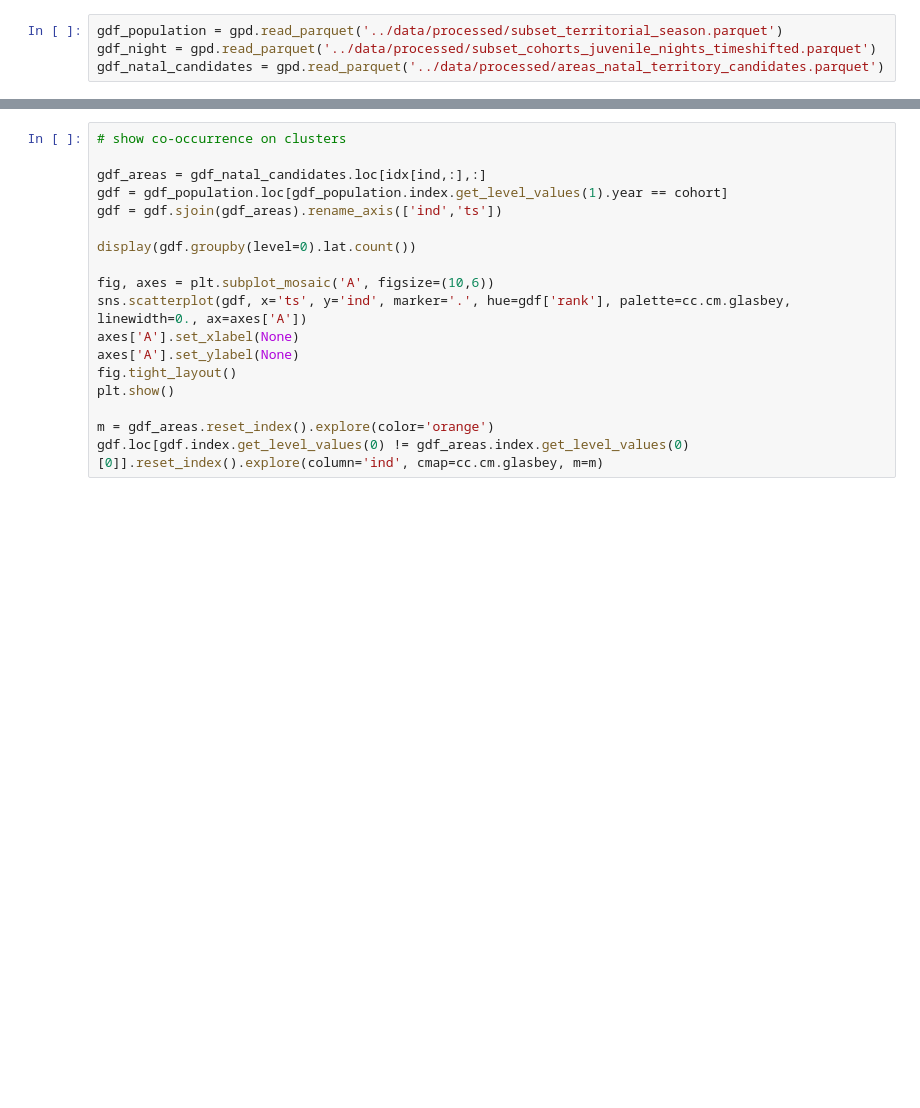
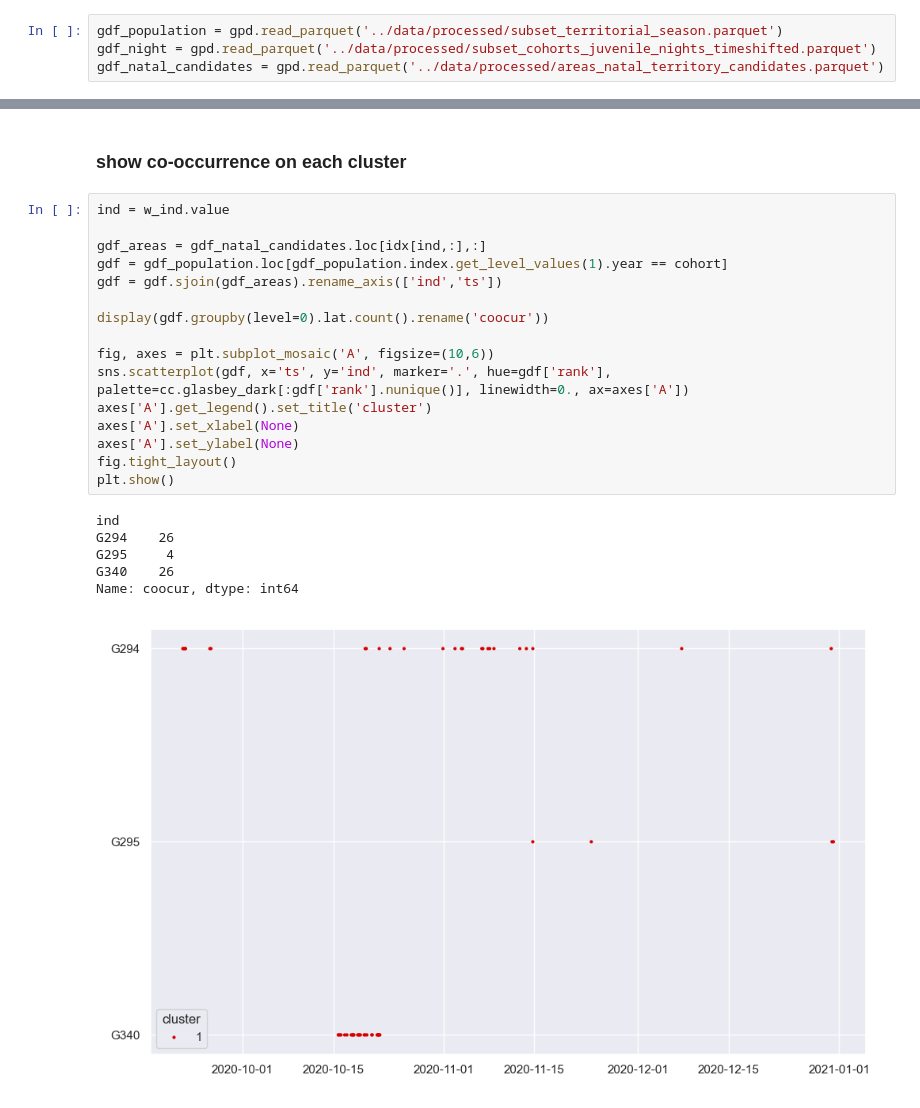
Before and after one commit to cgg-dev/corvus_corone_paris, a Jupyter notebook: notebooks/001_natal_territories.ipynb, the cells around one changed output, grey strips where cells are left out. Drawn from its saved outputs; the diff is of its cells as text; blank space fills up the shorter version.

```diff
--- a/notebooks/001_natal_territories.ipynb
+++ b/notebooks/001_natal_territories.ipynb
@@ -56,18 +120,25 @@ _expl(gdf, m=m)
+# %% [markdown]
+### show co-occurrence on each cluster
 # %%
-# show co-occurrence on clusters
+ind = w_ind.value
 
 gdf_areas = gdf_natal_candidates.loc[idx[ind,:],:]
 gdf = gdf_population.loc[gdf_population.index.get_level_values(1).year == cohort]
 gdf = gdf.sjoin(gdf_areas).rename_axis(['ind','ts'])
 
-display(gdf.groupby(level=0).lat.count())
+display(gdf.groupby(level=0).lat.count().rename('coocur'))
 
 fig, axes = plt.subplot_mosaic('A', figsize=(10,6))
-sns.scatterplot(gdf, x='ts', y='ind', marker='.', hue=gdf['rank'], palette=cc.cm.glasbey, linewidth=0., ax=axes['A'])
+sns.scatterplot(gdf, x='ts', y='ind', marker='.', hue=gdf['rank'], palette=cc.glasbey_dark[:gdf['rank'].nunique()], linewidth=0., ax=axes['A'])
+axes['A'].get_legend().set_title('cluster')
 axes['A'].set_xlabel(None)
 axes['A'].set_ylabel(None)
 fig.tight_layout()
 plt.show()
-
-m = gdf_areas.reset_index().explore(color='orange')
-gdf.loc[gdf.index.get_level_values(0) != gdf_areas.index.get_level_values(0)[0]].reset_index().explore(column='ind', cmap=cc.cm.glasbey, m=m)
+# %% [output]
+ind
+G294    26
+G295     4
+G340    26
+Name: coocur, dtype: int64
+[figure, added]
```
Also changed, not shown: parts of 14 cells of this notebook, 5 other files.
